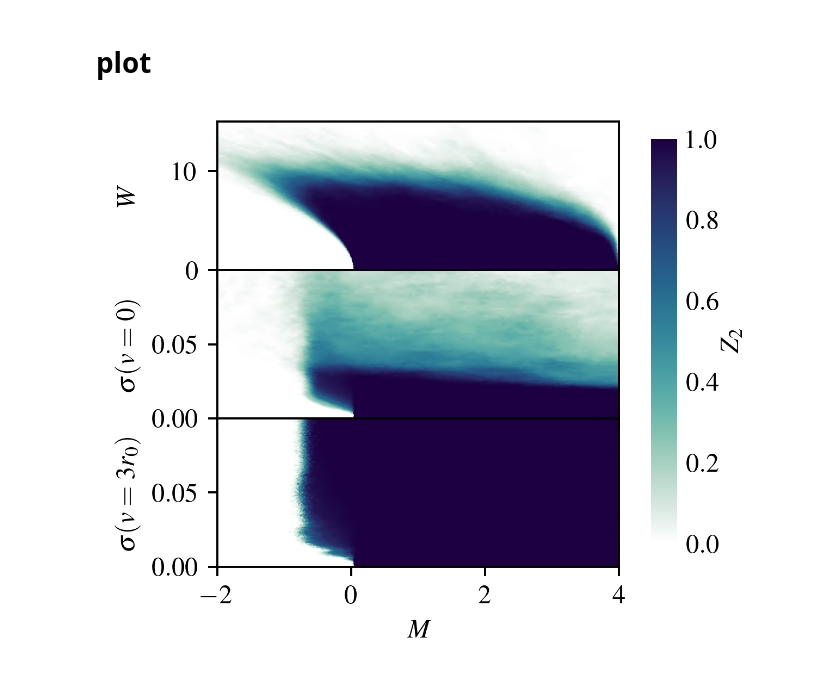
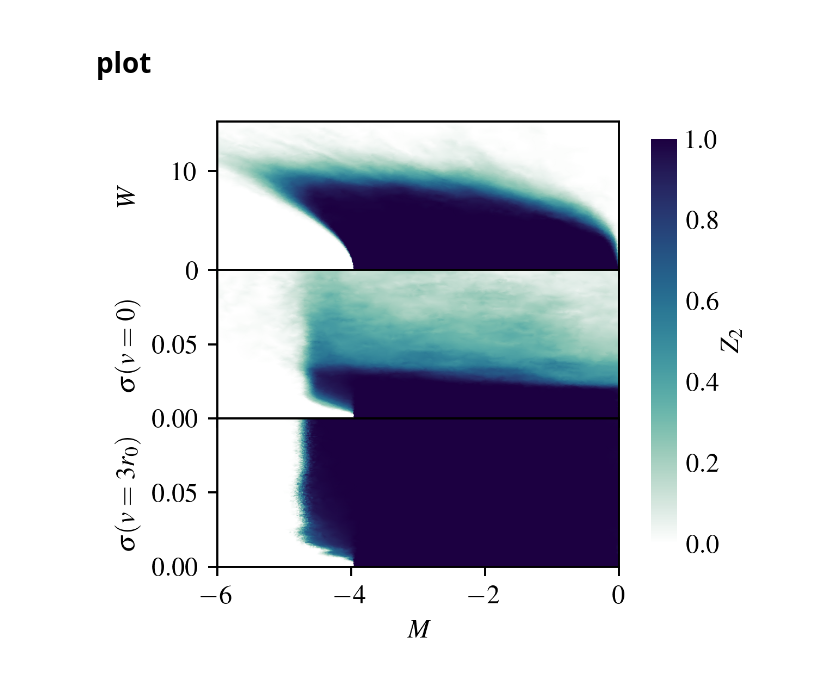
Before and after one commit to lauragoms/TAI-localizer, a Jupyter notebook: fig_4.ipynb, the cells around one changed output. Saved outputs shown, nothing was run; the diff lists cells and outputs as text; code cells hidden in the pictures.

Commit message:
xticks rescale with Delta

```diff
--- a/fig_4.ipynb
+++ b/fig_4.ipynb
@@ -263,7 +260,7 @@ triangle = matplotlib.tri.Triangulation(
 
 
 p1 = ax[0].tripcolor(
-    positions[:, 0],
+    positions[:, 0] - 4,
     positions[:, 1],
     triangle.triangles,
     specs,
@@ -293,7 +290,7 @@ triangle = matplotlib.tri.Triangulation(
 )
 
 p2 = ax[1].tripcolor(
-    positions[:, 0],
+    positions[:, 0] - 4,
     positions[:, 1] * system_size,
     triangle.triangles,
     specs,
@@ -316,35 +313,35 @@ triangle = matplotlib.tri.Triangulation(
     positions[:, 1] / max(positions[:, 1]),
 )
 p3 = ax[2].tripcolor(
-    positions[:, 0],
+    positions[:, 0] - 4,
     positions[:, 1] * system_size,
     triangle.triangles,
     specs,
     shading="gouraud",
     cmap=colormap,
     clim=(0, 1),
     rasterized=True,
 )
 ax[2].set_yticks([0, 0.050])
-ax[2].set_xlim(delta_bounds)
+ax[2].set_xlim([-6, 0])
 ax[2].set_ylim(np.array(sigma_bounds) * system_size)
 ax[2].set_xlabel(r"$M$")
 ax[2].set_ylabel(r"$\sigma (v = 3 r_0)$")
 
 
 
 
 
 # ########### colorbar ###########
 fig.subplots_adjust(right=0.75)
 cbar_ax = fig.add_axes([0.8, 0.15, 0.04, 0.7])
 cbar = fig.colorbar(p1, cax=cbar_ax)
 cbar_ax.set_ylabel(r"$Z_2$", labelpad=0)
 cbar_ax.set_rasterized(True)
 cbar_ax.tick_params(length=0)
 cbar_ax.set_frame_on(False)
 # cbar.set_ticks([0, 1])
 # %% [output]
-[figure, old version]
+[figure, new version]
 # %%
 fig.savefig("fig_4.pdf", bbox_inches="tight", dpi=350)
```
Also changed, not shown: parts of 1 cell of this notebook, 1 other file.
